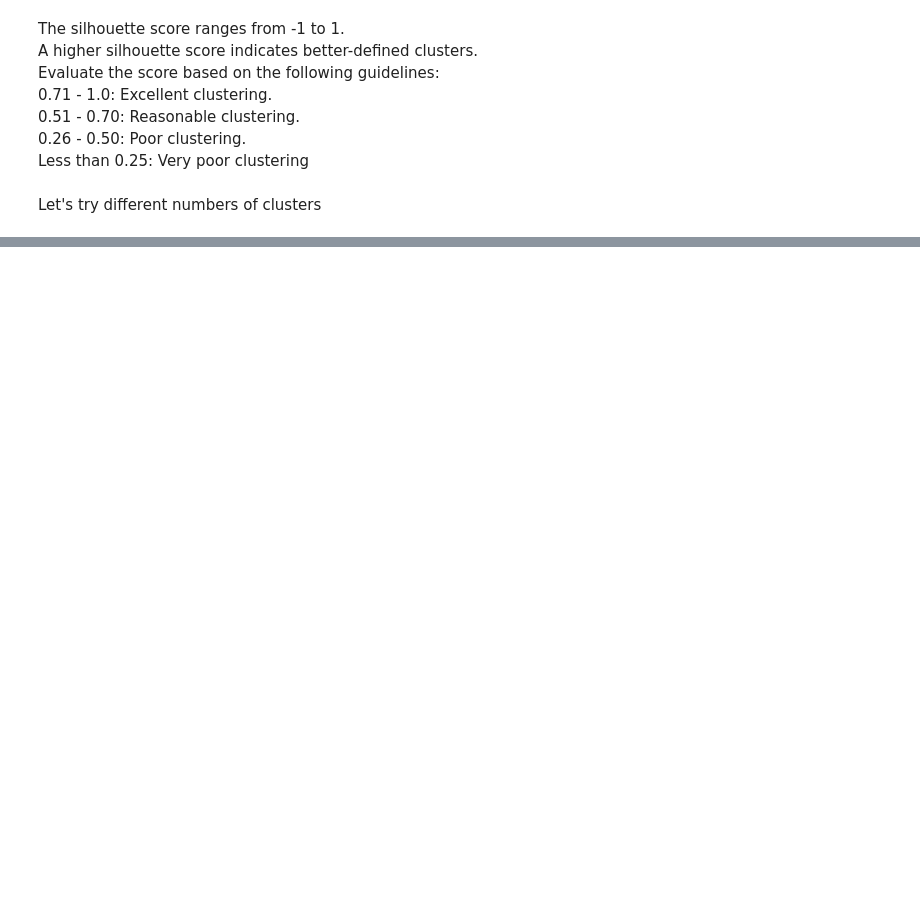
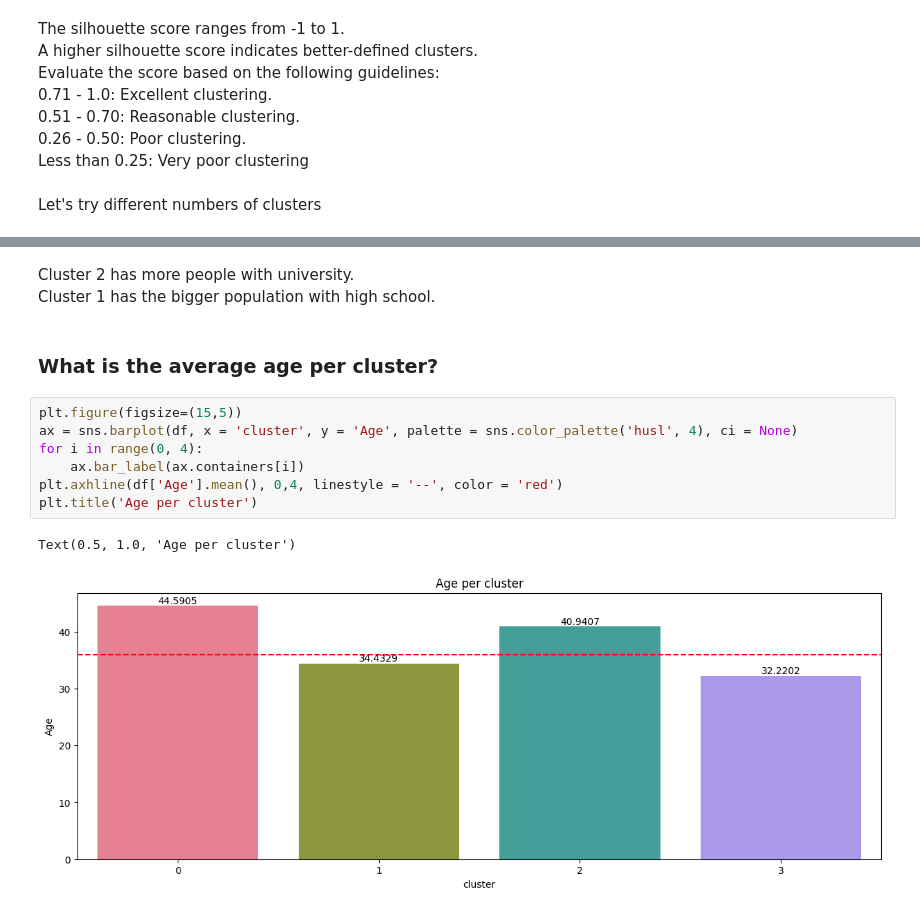
Before and after one commit to andearaujo92/Data-science, a Jupyter notebook: customer-clusterizatio-eda-k-means.ipynb, the cells around one changed output, grey strips where cells are left out. Saved outputs shown, nothing was run; the diff lists cells and outputs as text; blank space fills up the shorter version.

```diff
--- a/customer-clusterizatio-eda-k-means.ipynb
+++ b/customer-clusterizatio-eda-k-means.ipynb
@@ -228,0 +292,15 @@ With this plot, it is possible to see that our clustering has improved. This pro
+# %% [markdown]
+Cluster 2 has more people with university.
+Cluster 1 has the bigger population with high school.
+# %% [markdown]
+### What is the average age per cluster?
+# %%
+plt.figure(figsize=(15,5))
+ax = sns.barplot(df, x = 'cluster', y = 'Age', palette = sns.color_palette('husl', 4), ci = None)
+for i in range(0, 4):
+    ax.bar_label(ax.containers[i])
+plt.axhline(df['Age'].mean(), 0,4, linestyle = '--', color = 'red')
+plt.title('Age per cluster')
+# %% [output]
+Text(0.5, 1.0, 'Age per cluster')
+[figure, added]
```
Also changed, not shown: parts of 46 cells of this notebook.
